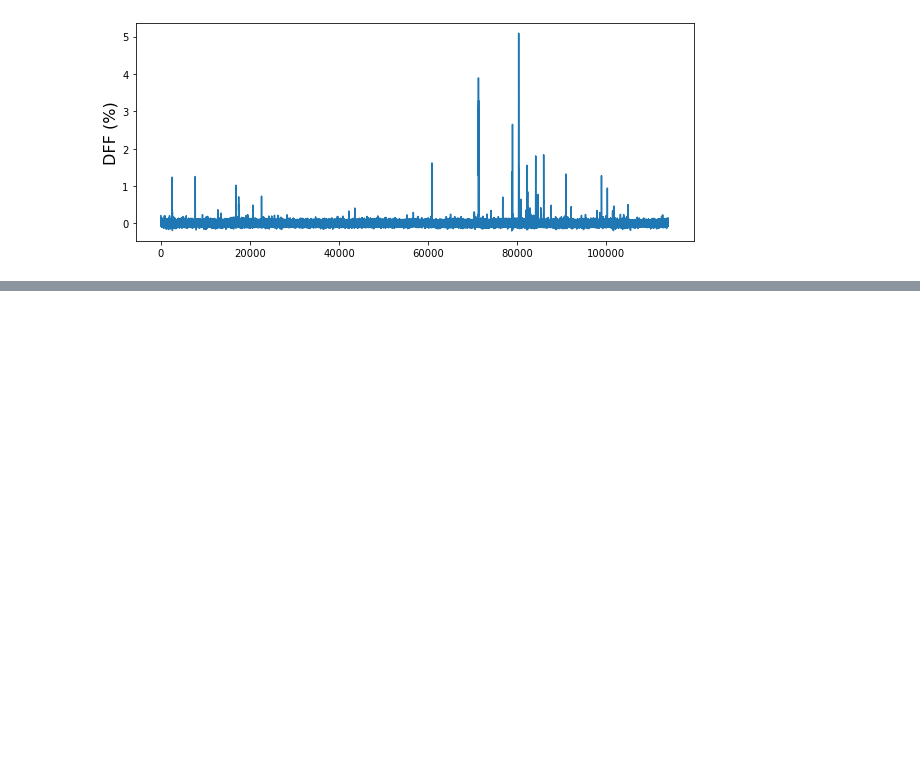
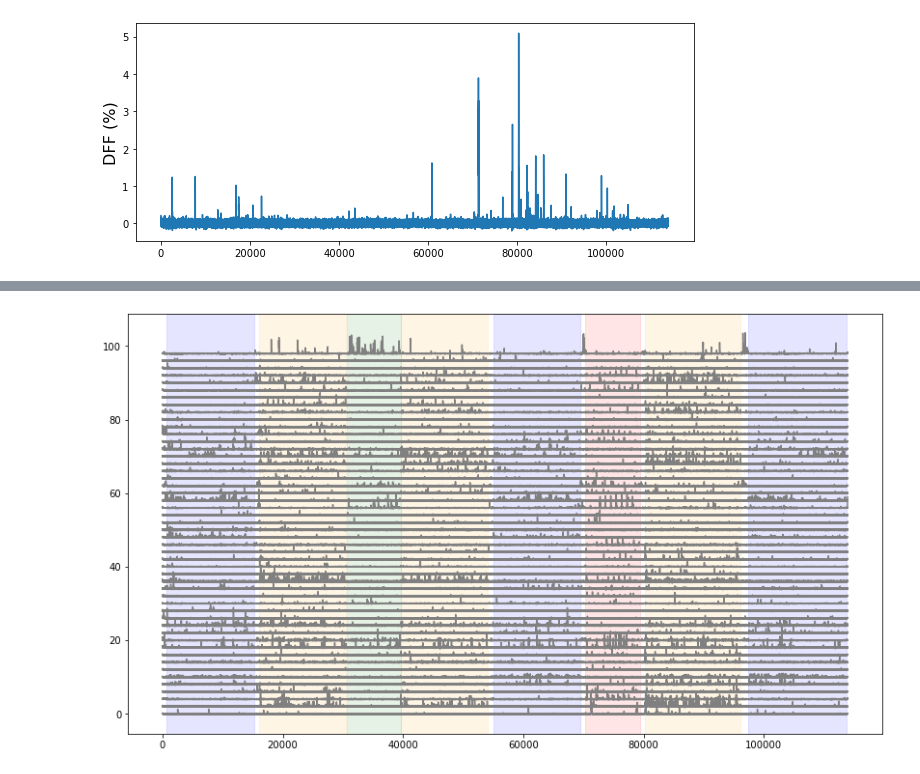
Before and after one commit to arunneru/AllenInst_Neuro, a Jupyter notebook: followingTuts_2Photon.ipynb, the cells around one changed output, grey strips where cells are left out. Saved outputs shown, nothing was run; the diff lists cells and outputs as text; code cells hidden in the pictures; blank space fills up the shorter version.

```diff
--- a/followingTuts_2Photon.ipynb
+++ b/followingTuts_2Photon.ipynb
@@ -164,0 +167,2 @@ for i in range(50):
+# %%
+stim_epoch = data_set.get_stimulus_epoch_table()
@@ -164,0 +181,12 @@ for i in range(50):
+# %%
+fig = plt.figure(figsize=(14,8))
+for i in range(50):
+    plt.plot(dff[i,:]+i*2, color="grey")
+
+colors = ["blue", "orange", "green", "red"]
+for c, stim_name in enumerate(stim_epoch.stimulus.unique()):
+    stim = stim_epoch[stim_epoch.stimulus==stim_name]
+    for j in range(len(stim)):
+        plt.axvspan(xmin=stim.start.iloc[j], xmax=stim.end.iloc[j], color=colors[c], alpha=0.1)
+# %% [output]
+[figure, added]
```
Also changed, not shown: parts of 6 cells of this notebook.
